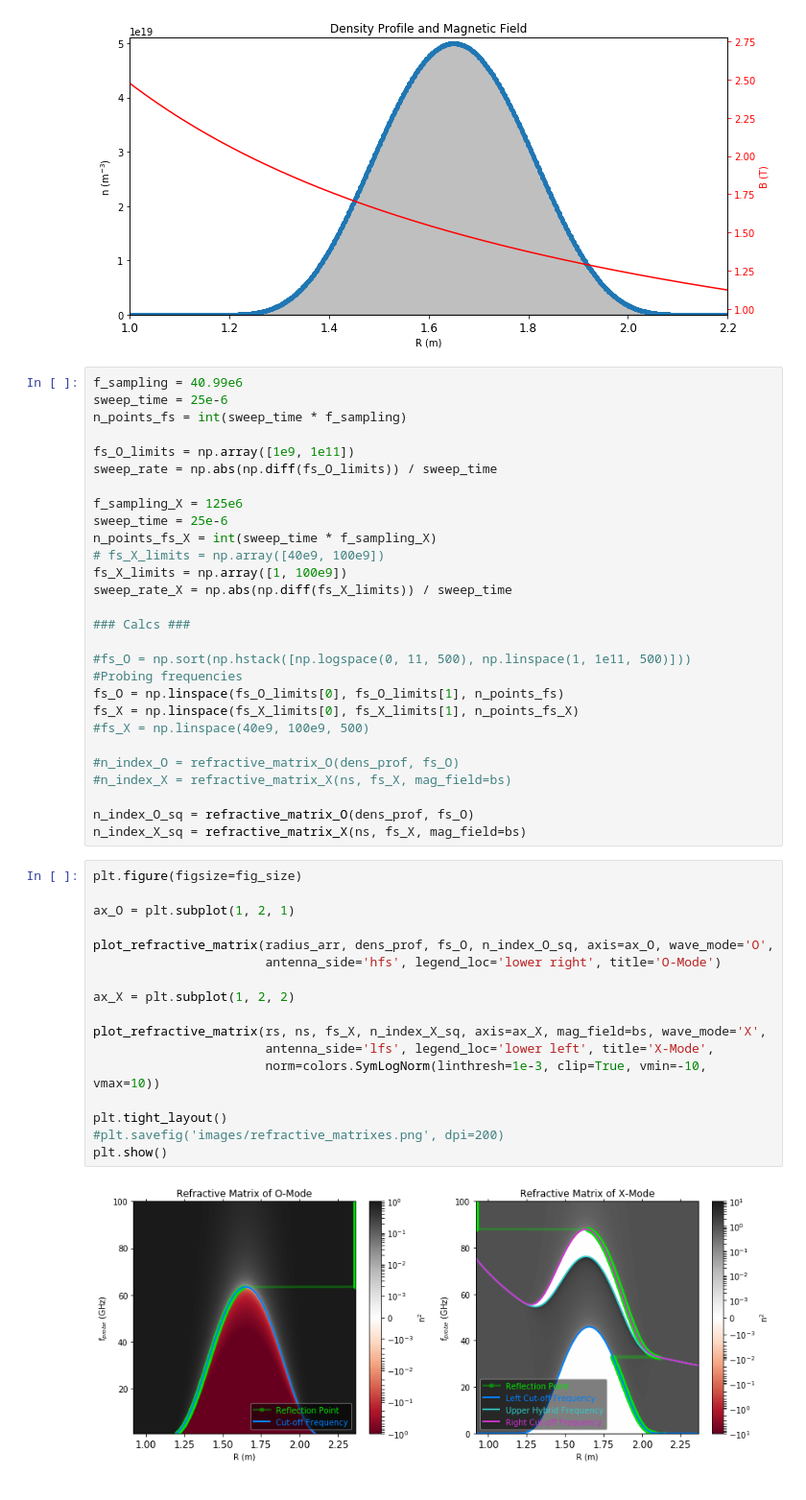
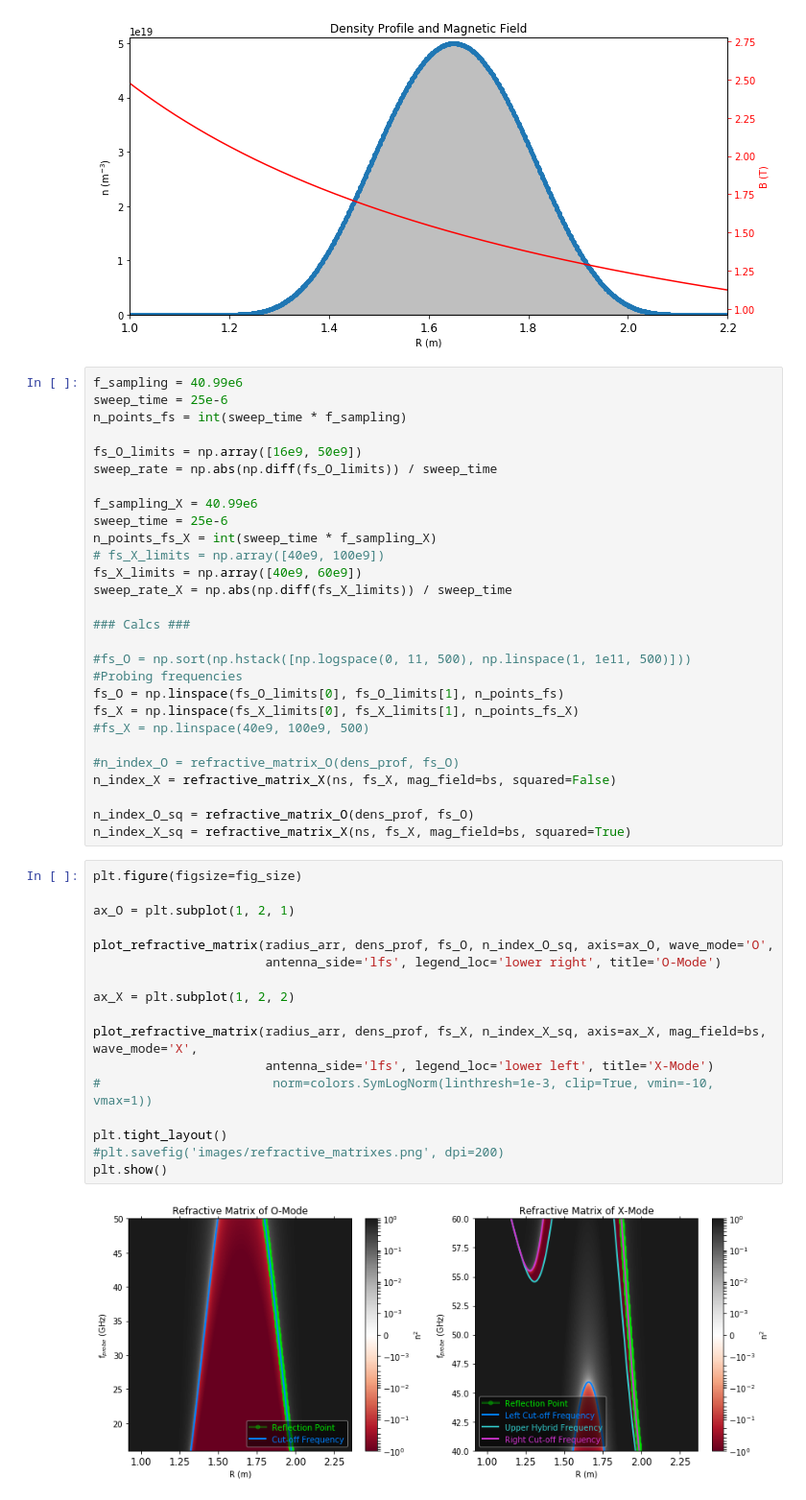
Before and after one commit to OpenReflectometry/scikit-reflectometry, a Jupyter notebook: notebooks/Workbench-01.ipynb, the cells around one changed output. Shown at 96% size. Cells and saved outputs as stored; diff of their text form.

```diff
--- a/notebooks/Workbench-01.ipynb
+++ b/notebooks/Workbench-01.ipynb
@@ -79,14 +83,14 @@ f_sampling = 40.99e6
 sweep_time = 25e-6
 n_points_fs = int(sweep_time * f_sampling)
 
-fs_O_limits = np.array([1e9, 1e11])
+fs_O_limits = np.array([16e9, 50e9])
 sweep_rate = np.abs(np.diff(fs_O_limits)) / sweep_time
 
-f_sampling_X = 125e6
+f_sampling_X = 40.99e6
 sweep_time = 25e-6
 n_points_fs_X = int(sweep_time * f_sampling_X)
 # fs_X_limits = np.array([40e9, 100e9])
-fs_X_limits = np.array([1, 100e9])
+fs_X_limits = np.array([40e9, 60e9])
 sweep_rate_X = np.abs(np.diff(fs_X_limits)) / sweep_time
 
 ### Calcs ###
@@ -98,26 +102,26 @@ fs_X = np.linspace(fs_X_limits[0], fs_X_limits[1], n_points_fs_X)
 #fs_X = np.linspace(40e9, 100e9, 500)
 
 #n_index_O = refractive_matrix_O(dens_prof, fs_O)
-#n_index_X = refractive_matrix_X(ns, fs_X, mag_field=bs)
+n_index_X = refractive_matrix_X(ns, fs_X, mag_field=bs, squared=False)
 
 n_index_O_sq = refractive_matrix_O(dens_prof, fs_O)
-n_index_X_sq = refractive_matrix_X(ns, fs_X, mag_field=bs)
+n_index_X_sq = refractive_matrix_X(ns, fs_X, mag_field=bs, squared=True)
 # %%
 plt.figure(figsize=fig_size)
 
 ax_O = plt.subplot(1, 2, 1)
 
 plot_refractive_matrix(radius_arr, dens_prof, fs_O, n_index_O_sq, axis=ax_O, wave_mode='O',
-                       antenna_side='hfs', legend_loc='lower right', title='O-Mode')
+                       antenna_side='lfs', legend_loc='lower right', title='O-Mode')
 
 ax_X = plt.subplot(1, 2, 2)
 
-plot_refractive_matrix(rs, ns, fs_X, n_index_X_sq, axis=ax_X, mag_field=bs, wave_mode='X',
-                       antenna_side='lfs', legend_loc='lower left', title='X-Mode',
-                       norm=colors.SymLogNorm(linthresh=1e-3, clip=True, vmin=-10, vmax=10))
+plot_refractive_matrix(radius_arr, dens_prof, fs_X, n_index_X_sq, axis=ax_X, mag_field=bs, wave_mode='X',
+                       antenna_side='lfs', legend_loc='lower left', title='X-Mode')
+#                       norm=colors.SymLogNorm(linthresh=1e-3, clip=True, vmin=-10, vmax=1))
 
 plt.tight_layout()
 #plt.savefig('images/refractive_matrixes.png', dpi=200)
 plt.show()
 # %% [output]
-[figure, old version]
+[figure, new version]
```
Also changed, not shown: parts of 30 cells of this notebook, 2 other files.
